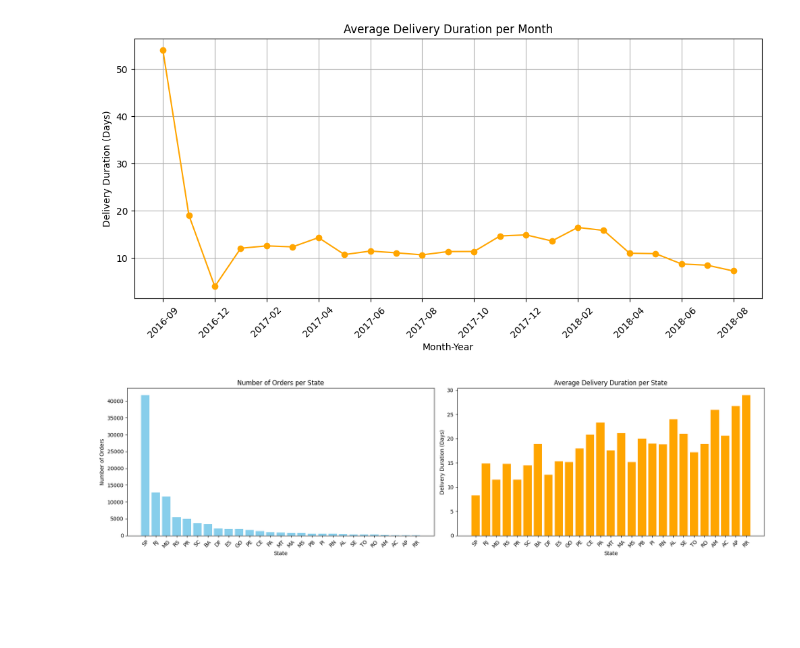
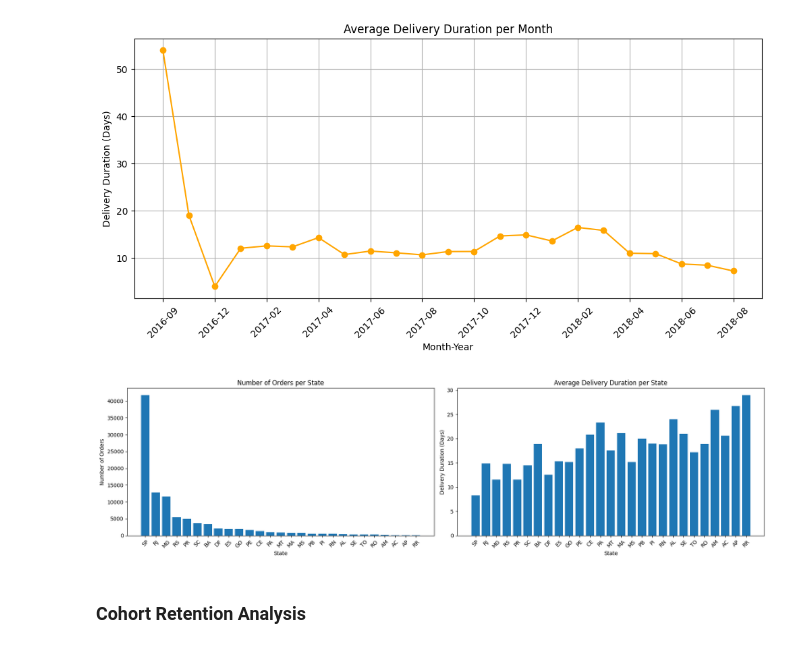
Before and after one commit to athapa2626/Olist-Marketplace-Analytics, a Jupyter notebook: analysis.ipynb, the cells around one changed output. Saved outputs shown, nothing was run; the diff lists cells and outputs as text; code cells hidden in the pictures; blank space fills up the shorter version.

```diff
--- a/analysis.ipynb
+++ b/analysis.ipynb
@@ -367,31 +307,77 @@ plt.show()
 [figure]
 # %%
 import matplotlib.pyplot as plt
+import pandas as pd
 
-# Keep the order of states by number of orders
+# --- Ensure datetime columns ---
+orders['order_purchase_timestamp'] = pd.to_datetime(orders['order_purchase_timestamp'])
+orders['order_delivered_customer_date'] = pd.to_datetime(orders['order_delivered_customer_date'])
+
+# --- Merge orders with customer state ---
+orders_state = orders.merge(
+    customers[['customer_id', 'customer_state']],
+    on='customer_id',
+    how='left'
+)
+
+# --- Orders per state ---
+orders_per_state = (
+    orders_state
+    .groupby('customer_state')['order_id']
+    .count()
+    .reset_index()
+    .rename(columns={'order_id': 'num_orders'})
+    .sort_values(by='num_orders', ascending=False)
+)
+
+# --- Delivered orders only ---
+delivered_orders_state = orders_state[
+    orders_state['order_status'] == 'delivered'
+].copy()
+
+# --- Delivery duration ---
+delivered_orders_state['delivery_duration_days'] = (
+    delivered_orders_state['order_delivered_customer_date']
+    - delivered_orders_state['order_purchase_timestamp']
+).dt.days
+
+# --- Average delivery duration per state ---
+avg_delivery_per_state = (
+    delivered_orders_state
+    .groupby('customer_state')['delivery_duration_days']
+    .mean()
+    .reset_index()
+)
+
+# Keep same state order
 state_order = orders_per_state['customer_state']
+avg_delivery_per_state = (
+    avg_delivery_per_state
+    .set_index('customer_state')
+    .reindex(state_order)
+    .reset_index()
+)
 
-# Average delivery duration per state in the same order
-avg_delivery_state_ordered = delivered_orders_state.groupby('customer_state')['delivery_duration_days'].mean().reindex(state_order).reset_index()
+# --- Side-by-side plots ---
+fig, axes = plt.subplots(1, 2, figsize=(18, 5))
 
-# Side-by-side bar chart
-fig, axes = plt.subplots(1, 2, figsize=(18,5))
-
-# Left: Number of orders per state
-axes[0].bar(orders_per_state['customer_state'], orders_per_state['num_orders'], color='skyblue')
+# Orders count
+axes[0].bar(orders_per_state['customer_state'], orders_per_state['num_orders'])
 axes[0].set_title("Number of Orders per State")
 axes[0].set_xlabel("State")
 axes[0].set_ylabel("Number of Orders")
 axes[0].tick_params(axis='x', rotation=45)
 
-# Right: Average delivery duration per state
-axes[1].bar(avg_delivery_state_ordered['customer_state'], avg_delivery_state_ordered['delivery_duration_days'], color='orange')
+# Delivery duration
+axes[1].bar(avg_delivery_per_state['customer_state'], avg_delivery_per_state['delivery_duration_days'])
 axes[1].set_title("Average Delivery Duration per State")
 axes[1].set_xlabel("State")
 axes[1].set_ylabel("Delivery Duration (Days)")
 axes[1].tick_params(axis='x', rotation=45)
 
 plt.tight_layout()
 plt.show()
 # %% [output]
-[figure, old version]
+[figure, new version]
+# %% [markdown]
+### Cohort Retention Analysis
```
Also changed, not shown: parts of 52 cells of this notebook, 4 other files.
